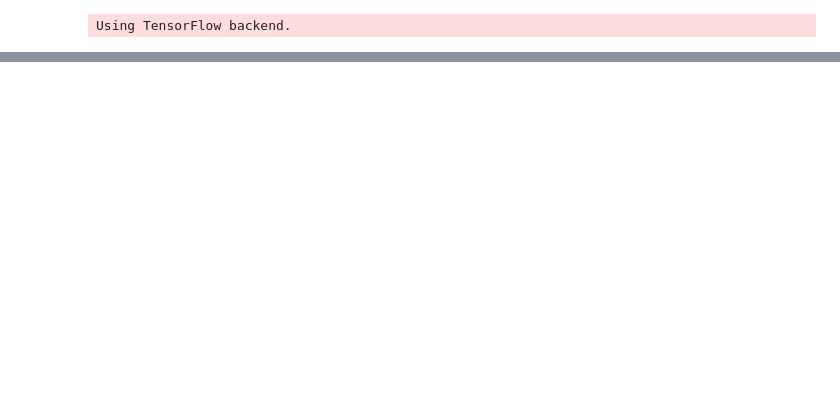
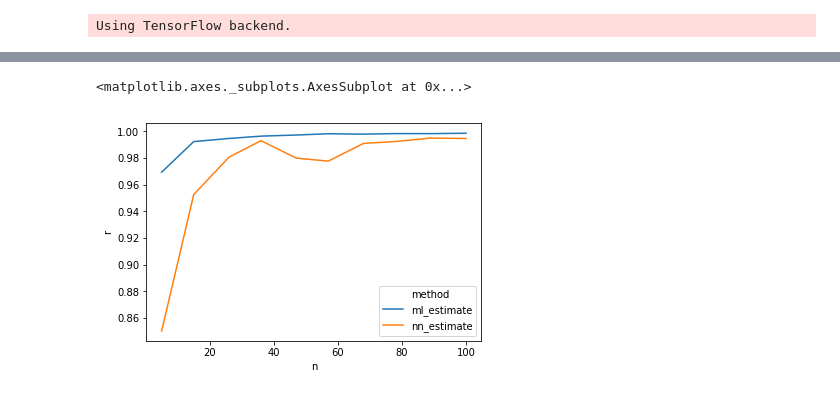
Before and after one commit to simonpeterhans/ep-param-est, a Jupyter notebook: mu-sigma-conv1d-2d.ipynb, the cells around one changed output, grey strips where cells are left out. Saved outputs shown, nothing was run; the diff lists cells and outputs as text; code cells hidden in the pictures; blank space fills up the shorter version.

Commit message:
Clean up ML estimation, compare to ML (only mean so far).

```diff
--- a/mu-sigma-conv1d-2d.ipynb
+++ b/mu-sigma-conv1d-2d.ipynb
@@ -219,3 +213,3 @@ plt.legend()
 # %%
-points_test = np.linspace(MIN_X, MAX_X, N_SAMPLES)
-ix_test = ss.norm(-1).rvs(300)
+x_grid = np.linspace(MIN_X, MAX_X, N_SAMPLES)
+x = ss.norm(2).rvs(300)
@@ -225,0 +226,26 @@ estimate_mu(model, points_test, ix_test).x[0]
+# %%
+df = []
+
+n_ns = 10
+n_mus = 10
+n_runs = 5
+
+pars = product(np.linspace(5, 100, n_ns, dtype=int), np.linspace(-3, 3, n_mus), np.arange(n_runs))
+
+with tqdm(total=n_ns*n_mus*n_runs) as t:
+    for n, mu, trial in pars:
+
+        test_data = ss.norm(loc=mu).rvs(n)
+
+        nn_estimate = estimate_mu(model, x_grid, test_data)[0]
+        print(nn_estimate)
+        ml_estimate = np.mean(test_data)
+
+        df.append({'n':n,
+                   'mu':mu,
+                   'trial':trial,
+                   'nn_estimate':nn_estimate,
+                   'ml_estimate':ml_estimate})
+        t.update()
+
+df = pd.DataFrame(df)
@@ -225,0 +271,9 @@ estimate_mu(model, points_test, ix_test).x[0]
+# %%
+df_ = df.melt(id_vars=['mu', 'n', 'trial'], var_name='method', value_name='estimate')
+# %%
+tmp = df_.groupby(['n', 'method']).apply(lambda d: ss.pearsonr(d['estimate'], d['mu'])[0]).to_frame('r')
+# %%
+sns.lineplot('n', 'r', 'method', data=tmp.reset_index())
+# %% [output]
+<matplotlib.axes._subplots.AxesSubplot at 0x...>
+[figure, added]
```
Also changed, not shown: parts of 12 cells of this notebook.
